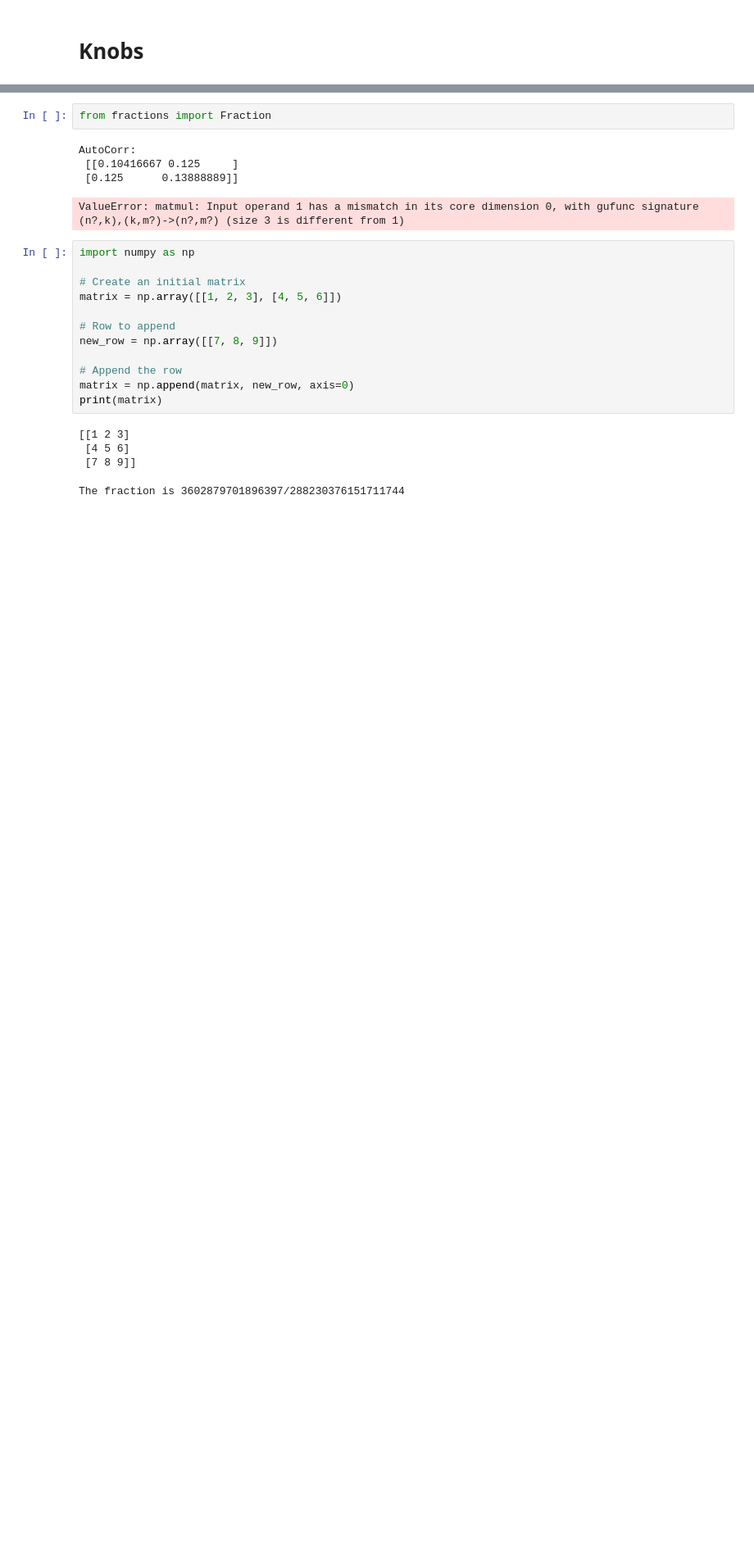
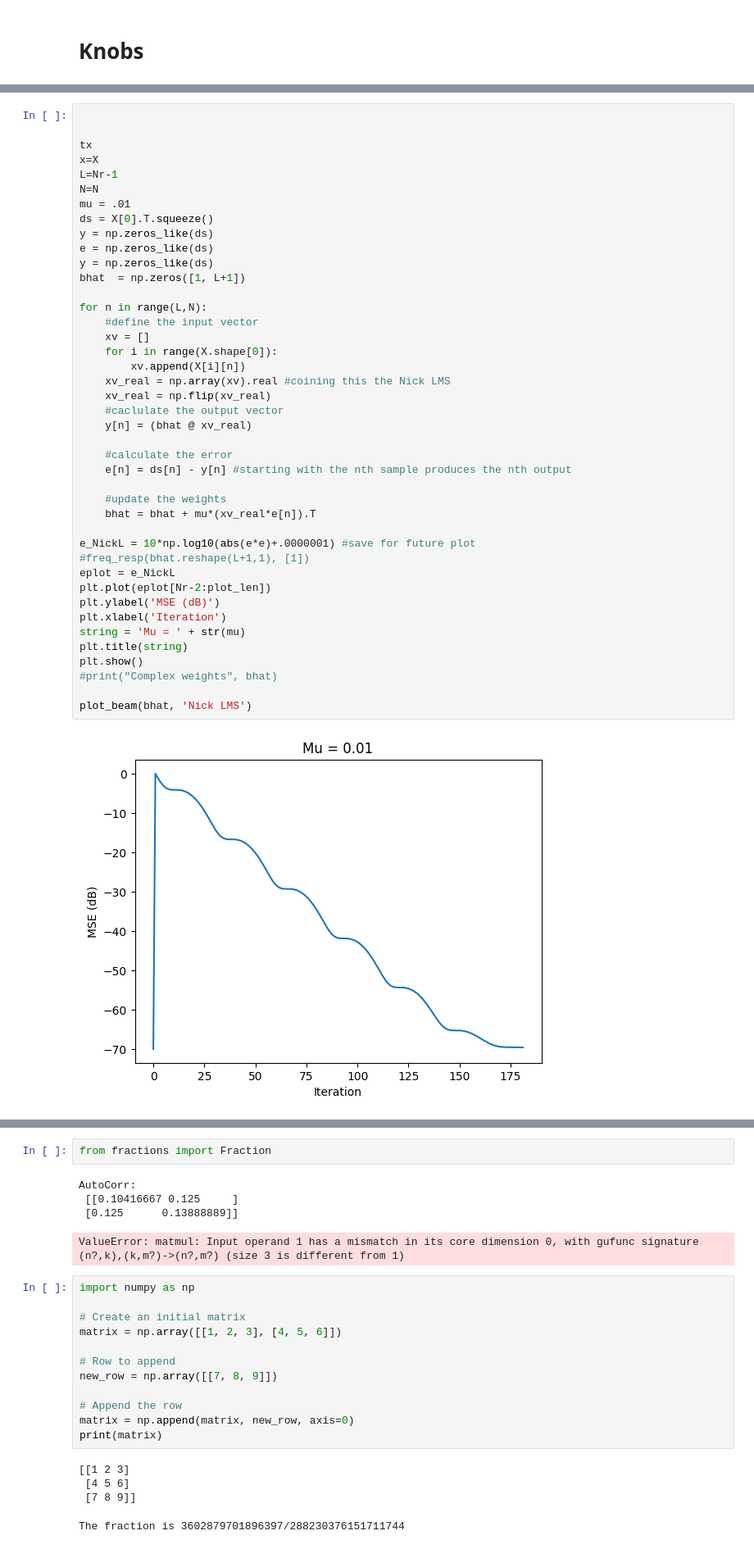
Before and after one commit to Diegs18/AdaptiveDSP, a Jupyter notebook: Project/npd_project.ipynb, the cells around one changed output, grey strips where cells are left out. Shown at 82% size. Saved outputs shown, nothing was run; the diff lists cells and outputs as text; blank space fills up the shorter version.

```diff
--- a/Project/npd_project.ipynb
+++ b/Project/npd_project.ipynb
@@ -74,0 +118,44 @@ plt.show()
+# %%
+
+
+tx
+x=X
+L=Nr-1
+N=N
+mu = .01
+ds = X[0].T.squeeze()
+y = np.zeros_like(ds)
+e = np.zeros_like(ds)
+y = np.zeros_like(ds)
+bhat  = np.zeros([1, L+1])
+
+for n in range(L,N):
+    #define the input vector
+    xv = []
+    for i in range(X.shape[0]):
+        xv.append(X[i][n])
+    xv_real = np.array(xv).real #coining this the Nick LMS
+    xv_real = np.flip(xv_real)
+    #caclulate the output vector
+    y[n] = (bhat @ xv_real)
+
+    #calculate the error
+    e[n] = ds[n] - y[n] #starting with the nth sample produces the nth output
+
+    #update the weights
+    bhat = bhat + mu*(xv_real*e[n]).T
+
+e_NickL = 10*np.log10(abs(e*e)+.0000001) #save for future plot
+#freq_resp(bhat.reshape(L+1,1), [1])
+eplot = e_NickL
+plt.plot(eplot[Nr-2:plot_len])
+plt.ylabel('MSE (dB)')
+plt.xlabel('Iteration')
+string = 'Mu = ' + str(mu)
+plt.title(string)
+plt.show()
+#print("Complex weights", bhat)
+
+plot_beam(bhat, 'Nick LMS')
+# %% [output]
+[figure, added]
```
Also changed, not shown: parts of 25 cells of this notebook.
